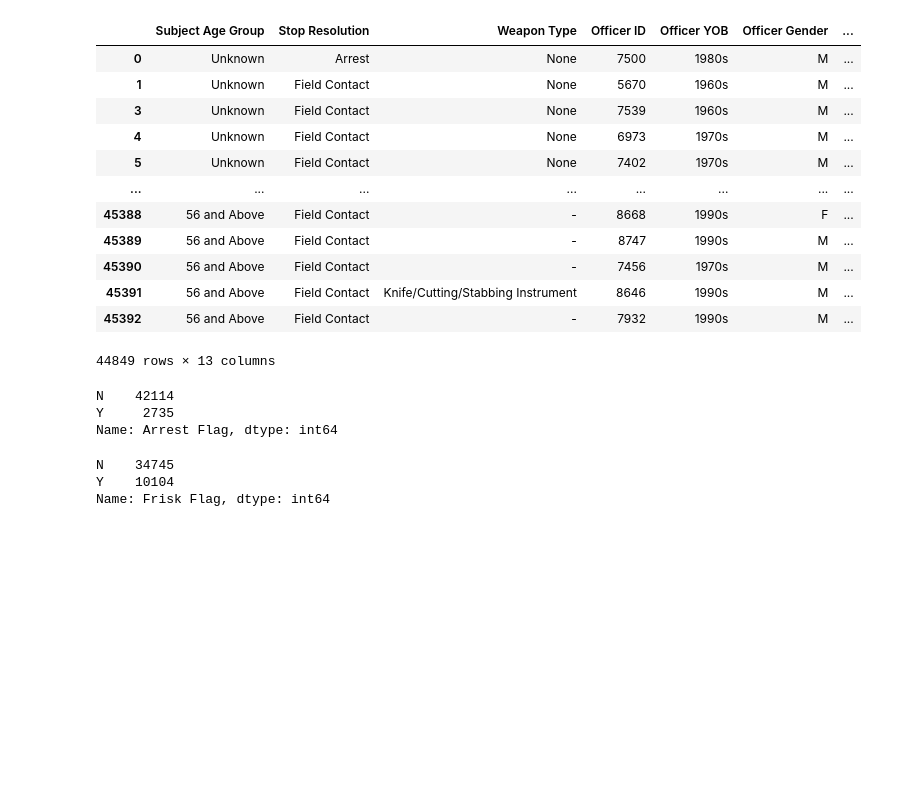
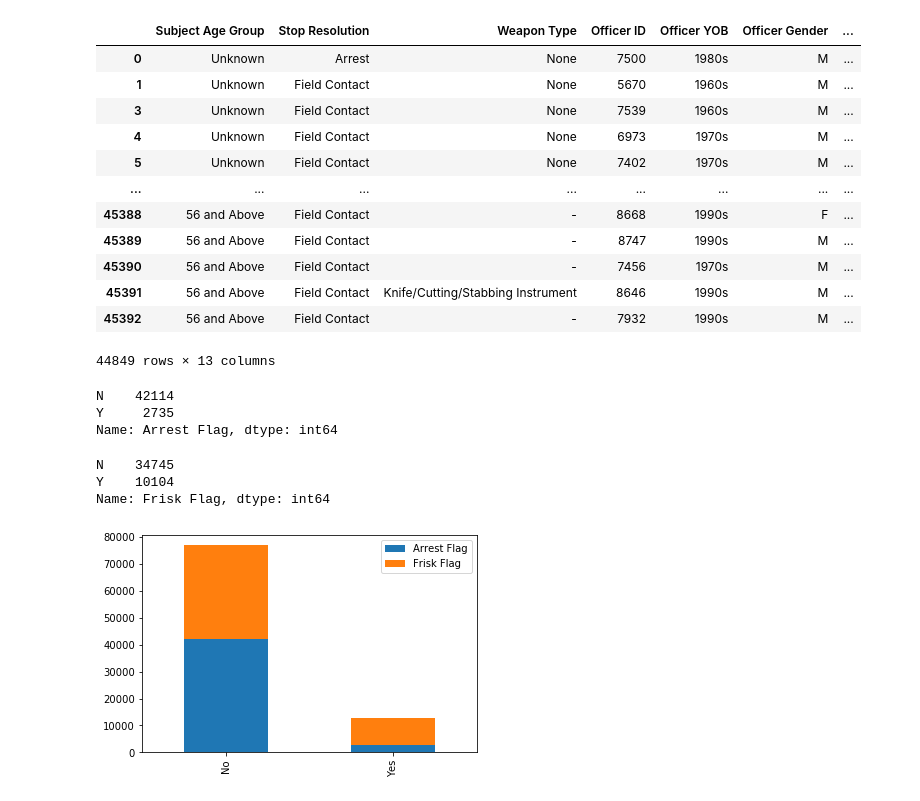
Before and after one commit to melfriedman/FriskAnalysis, a Jupyter notebook: EDAandCleaning.ipynb, the cells around one changed output. Saved outputs shown, nothing was run; the diff lists cells and outputs as text; code cells hidden in the pictures; blank space fills up the shorter version.

```diff
--- a/p3 project first draft EDA and cleaning.ipynb
+++ b/EDAandCleaning.ipynb
@@ -621,5 +619,14 @@ df2['Frisk Flag'].value_counts()
 N    34745
 Y    10104
 Name: Frisk Flag, dtype: int64
+# %%
+Arrest = [42114, 2735]
+Frisk = [34745, 10104]
+index = ['No', 'Yes']
+df3 = pd.DataFrame({'Arrest Flag': Arrest,
+                   'Frisk Flag': Frisk}, index=index)
+ax3 = df3.plot.bar(stacked=True)
+# %% [output]
+[figure, added]
 # %%
 df2.to_csv(r'C:\Users\melfr\Documents\Flatiron\p3\phase_project\terry_analysis\FriskAnalysis\EDA_df.csv')
```
Also changed, not shown: parts of 19 cells of this notebook, 11 other files.
